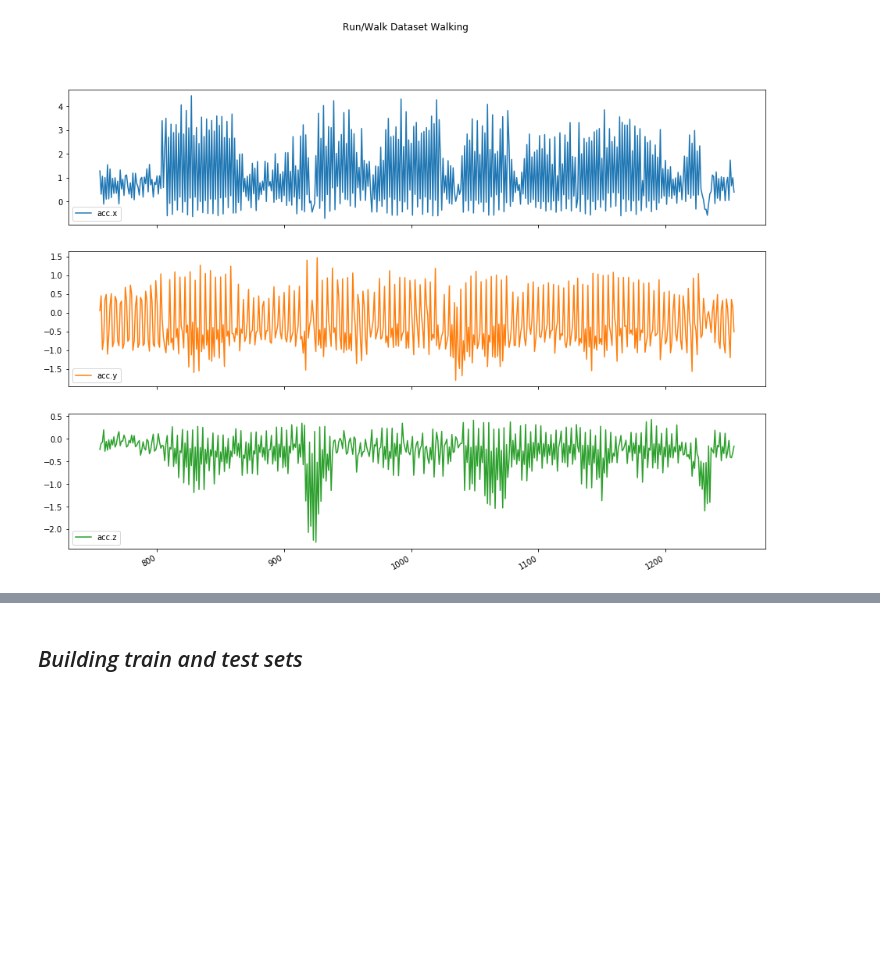
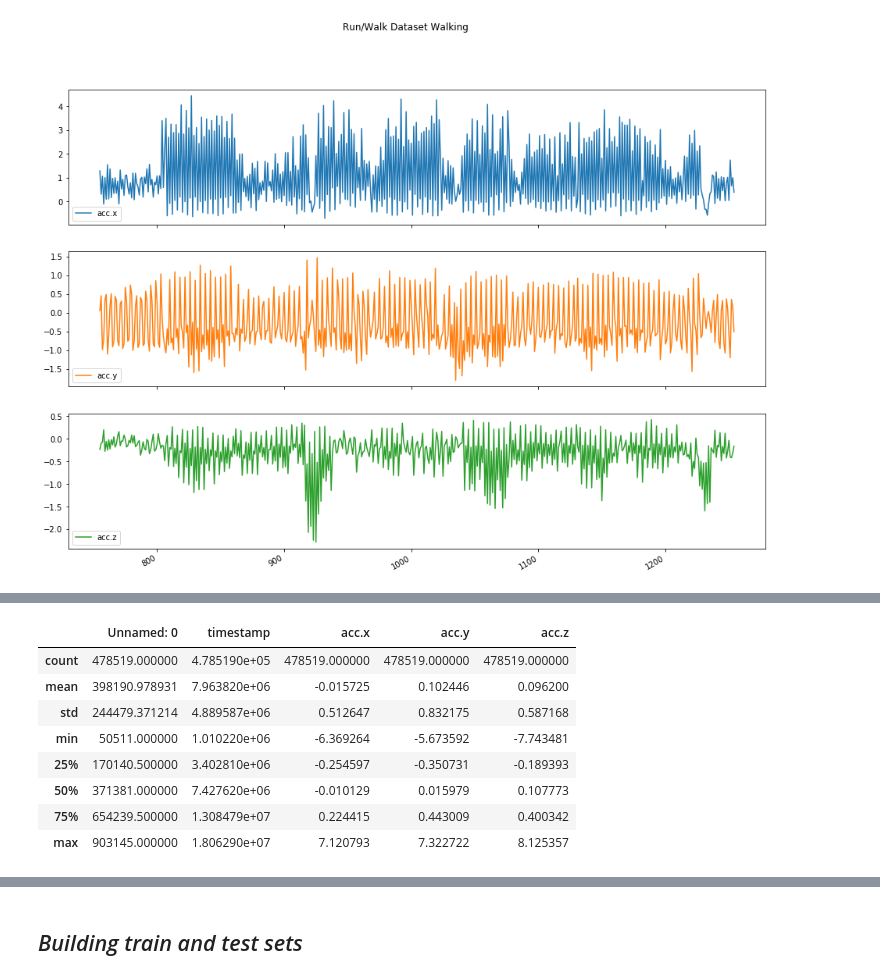
Before and after one commit to mariozusag/ios_human_activity_recognition, a Jupyter notebook: src/iOS-Human-Activity-Recognition.ipynb, the cells around one changed output, grey strips where cells are left out. Saved outputs shown, nothing was run; the diff lists cells and outputs as text; code cells hidden in the pictures; blank space fills up the shorter version.

```diff
--- a/src/iOS-Human-Activity-Recognition.ipynb
+++ b/src/iOS-Human-Activity-Recognition.ipynb
@@ -171,0 +220,12 @@ plot_n_ms("jogging", run_walk_df, hertz=50, title="Run/Walk Dataset Walking", mi
+# %%
+motionsense_df.describe()
+# %% [output]
+|  | Unnamed: 0 | timestamp | acc.x | acc.y | acc.z |
+| count | 478519.000000 | 4.785190e+05 | 478519.000000 | 478519.000000 | 478519.000000 |
+| mean | 398190.978931 | 7.963820e+06 | -0.015725 | 0.102446 | 0.096200 |
+| std | 244479.371214 | 4.889587e+06 | 0.512647 | 0.832175 | 0.587168 |
+| min | 50511.000000 | 1.010220e+06 | -6.369264 | -5.673592 | -7.743481 |
+| 25% | 170140.500000 | 3.402810e+06 | -0.254597 | -0.350731 | -0.189393 |
+| 50% | 371381.000000 | 7.427620e+06 | -0.010129 | 0.015979 | 0.107773 |
+| 75% | 654239.500000 | 1.308479e+07 | 0.224415 | 0.443009 | 0.400342 |
+| max | 903145.000000 | 1.806290e+07 | 7.120793 | 7.322722 | 8.125357 |
```
Also changed, not shown: parts of 21 cells of this notebook, 6 other files.
